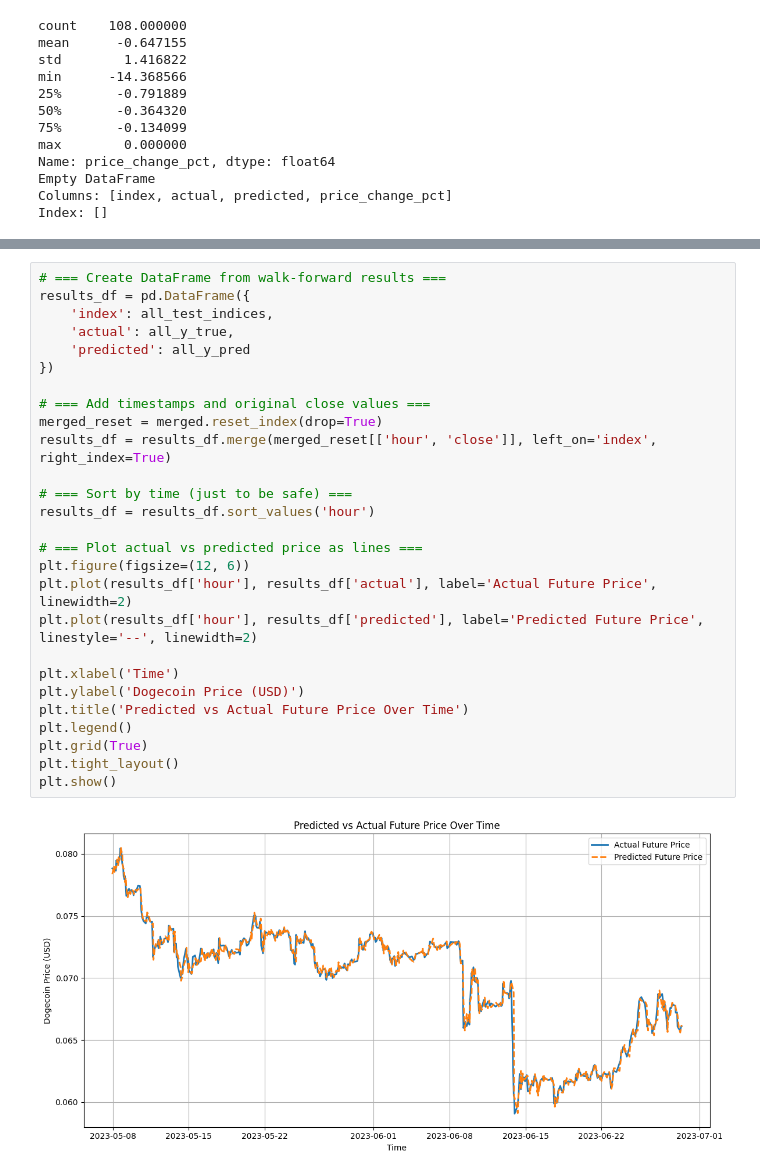
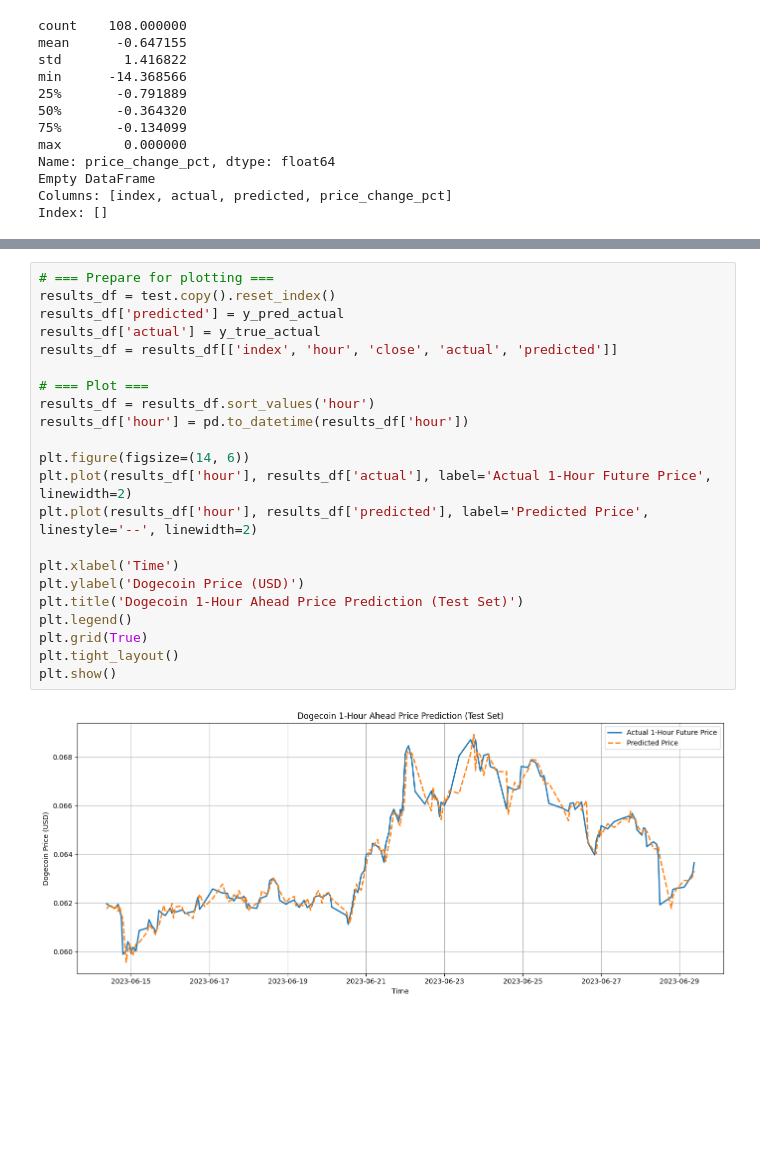
Before and after one commit to rikaahire/forecast-pumpdump, a Jupyter notebook: src/ml_training/CatBoostClassifier.ipynb, the cells around one changed output, grey strips where cells are left out. Saved outputs shown, nothing was run; the diff lists cells and outputs as text; blank space fills up the shorter version.

```diff
--- a/src/ml_training/CatBoostClassifier.ipynb
+++ b/src/ml_training/CatBoostClassifier.ipynb
@@ -472,29 +460,24 @@ R²:    0.9865
 # %%
-# === Create DataFrame from walk-forward results ===
-results_df = pd.DataFrame({
-    'index': all_test_indices,
-    'actual': all_y_true,
-    'predicted': all_y_pred
-})
+# === Prepare for plotting ===
+results_df = test.copy().reset_index()
+results_df['predicted'] = y_pred_actual
+results_df['actual'] = y_true_actual
+results_df = results_df[['index', 'hour', 'close', 'actual', 'predicted']]
 
-# === Add timestamps and original close values ===
-merged_reset = merged.reset_index(drop=True)
-results_df = results_df.merge(merged_reset[['hour', 'close']], left_on='index', right_index=True)
+# === Plot ===
+results_df = results_df.sort_values('hour')
+results_df['hour'] = pd.to_datetime(results_df['hour'])
 
-# === Sort by time (just to be safe) ===
-results_df = results_df.sort_values('hour')
-
-# === Plot actual vs predicted price as lines ===
-plt.figure(figsize=(12, 6))
-plt.plot(results_df['hour'], results_df['actual'], label='Actual Future Price', linewidth=2)
-plt.plot(results_df['hour'], results_df['predicted'], label='Predicted Future Price', linestyle='--', linewidth=2)
+plt.figure(figsize=(14, 6))
+plt.plot(results_df['hour'], results_df['actual'], label='Actual 1-Hour Future Price', linewidth=2)
+plt.plot(results_df['hour'], results_df['predicted'], label='Predicted Price', linestyle='--', linewidth=2)
 
 plt.xlabel('Time')
 plt.ylabel('Dogecoin Price (USD)')
-plt.title('Predicted vs Actual Future Price Over Time')
+plt.title('Dogecoin 1-Hour Ahead Price Prediction (Test Set)')
 plt.legend()
 plt.grid(True)
 plt.tight_layout()
 plt.show()
 # %% [output]
-[figure, old version]
+[figure, new version]
```
Also changed, not shown: parts of 5 cells of this notebook.
